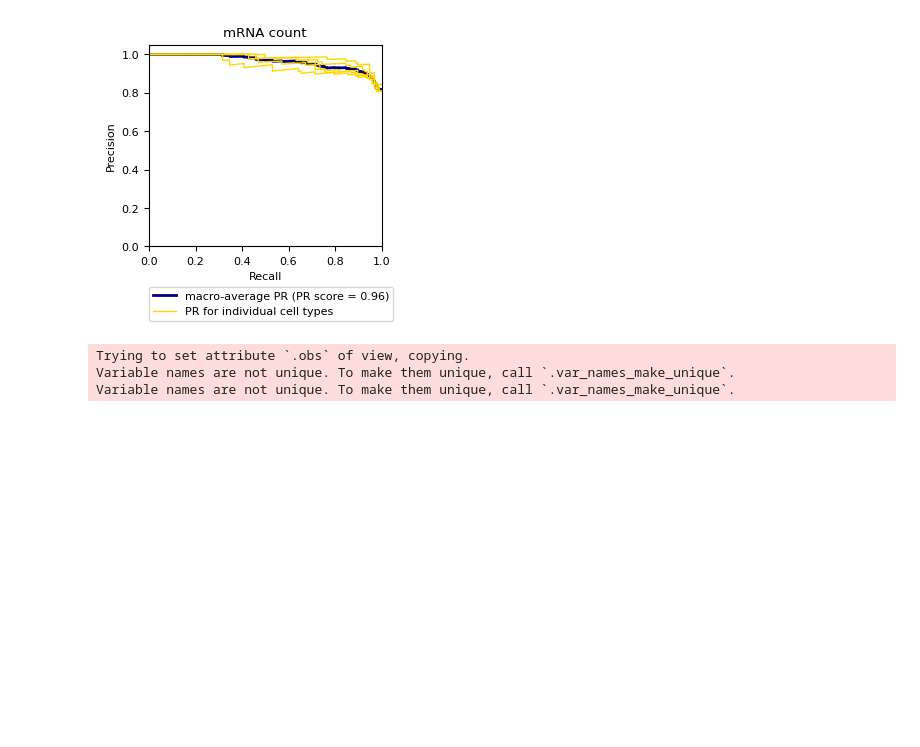
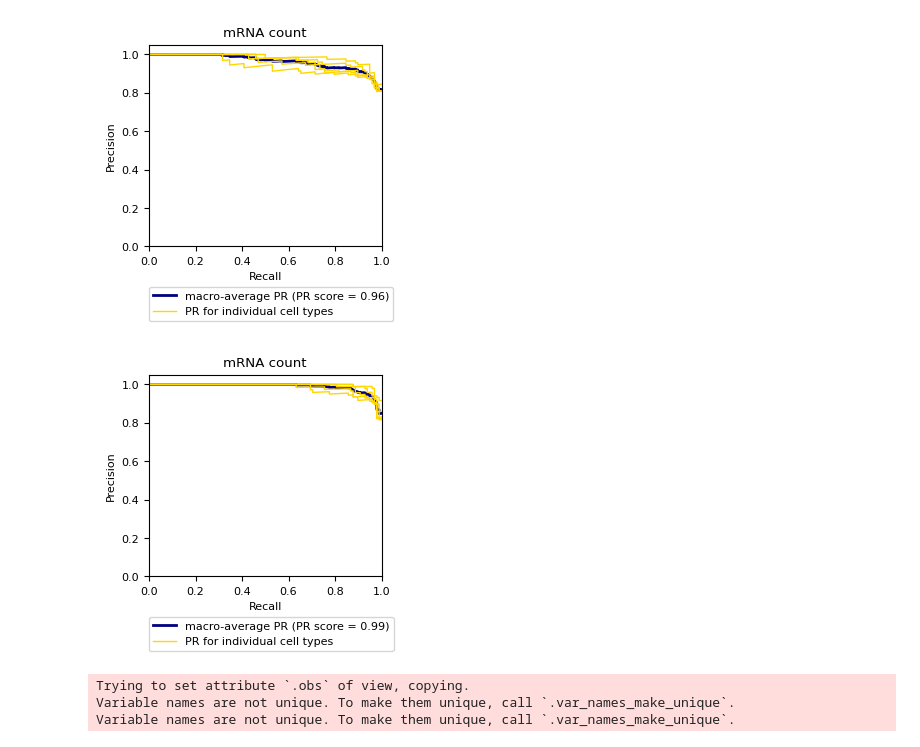
Before and after one commit to vitkl/cell2location_paper, a Jupyter notebook: notebooks/mouse_brain_visium/other_methods/benchmark_analysis_Allen_4_RP_curves.ipynb, the cells around one changed output. Saved outputs shown, nothing was run; the diff lists cells and outputs as text; code cells hidden in the pictures; blank space fills up the shorter version.

Commit message:
updated Fig S9 - Allen benchmark plots

```diff
--- a/notebooks/mouse_brain_visium/other_methods/benchmark_analysis_Allen_4_RP_curves.ipynb
+++ b/notebooks/mouse_brain_visium/other_methods/benchmark_analysis_Allen_4_RP_curves.ipynb
@@ -154,11 +154,12 @@ with mpl.rc_context({'font.size': 3.9, 'axes.facecolor': "white"}):
 # %%
 def quantile_by(adata, sel_clust = lay_binary.index.values,
                 post_type = 'q05_spot_factors',
-                by_col = 'sample', quantile=0.995):
+                by_col = 'sample', quantile=0.995, proportion=True):
     sel_clust_col = [f'{post_type}{i}' for i in sel_clust]
     infer_lay_df = adata.obs[sel_clust_col]
     infer_lay_df.columns = sel_clust
-    infer_lay_df = (infer_lay_df.T / infer_lay_df.sum(1)).T
+    if proportion:
+        infer_lay_df = (infer_lay_df.T / infer_lay_df.sum(1)).T
     infer_lay_df[infer_lay_df.isna()] = 0
 
     infer_lay = pd.DataFrame(index=sel_clust)
@@ -440,6 +441,20 @@ with mpl.rc_context({"figure.figsize": (3, 3.2),
     plt.show()
 # %% [output]
 [figure]
+# %%
+infer_lay_mRNA = quantile_by(adata_vis, sel_clust = lay_binary.index.values,
+                post_type = 'q05_nUMI_factors',
+                by_col = 'sample', proportion=False)
+
+with mpl.rc_context({"figure.figsize": (3, 3.2),
+                            'pdf.fonttype': 42, "font.size": 8}):
+    plot_precision_recall(gold_standard_lay, infer_lay_mRNA,
+                          title='mRNA count', mode='macro',
+                         save=f'{fig_path}Fig2J_suppl_PAR_POST_PRE_mapping_prec_recall_mRNA.pdf'
+                         )
+    plt.show()
+# %% [output]
+[figure, added]
 # %%
 results_folder_st = '/nfs/team205/vk7/sanger_projects/cell2location_paper/notebooks/selected_results/benchmarking/allen_negative/'
 RCTD = pd.read_csv(f'{results_folder_st}rctd/results_weights_121clusters_3246genes_6367genes.csv',
```
Also changed, not shown: 1 other file.
